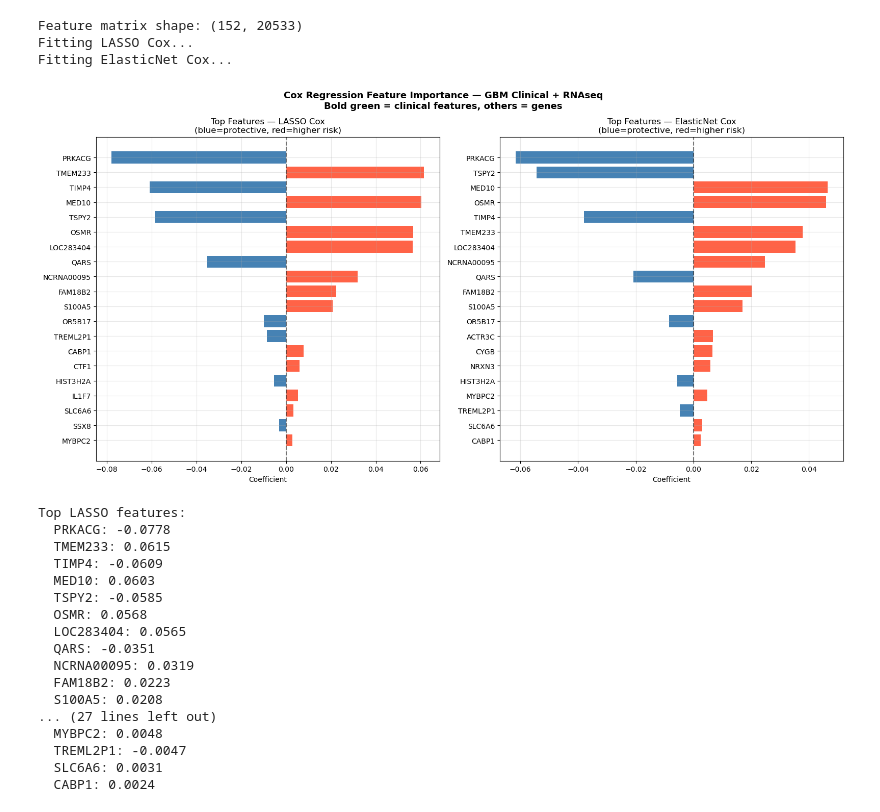
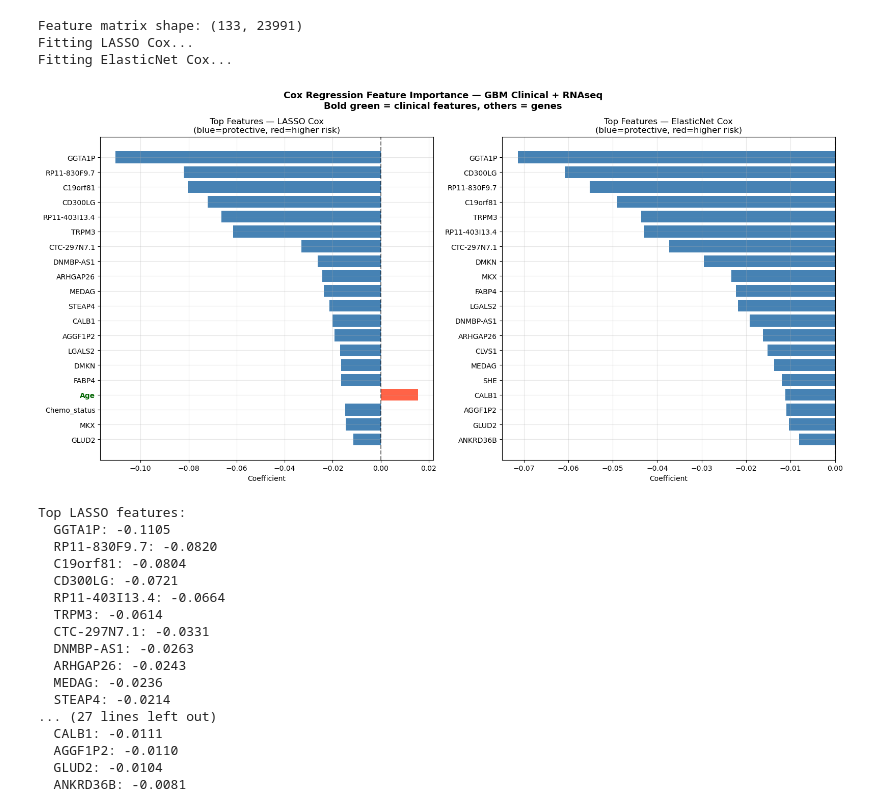
Before and after one commit to KYWILS21/effect_of_TMZ_on_MGMT, a Jupyter notebook: CGGA_ML_modeling.ipynb, the cells around one changed output. Drawn from its saved outputs; the diff is of its cells as text; code cells hidden in the pictures.

```diff
--- a/CGGA_ML_modeling.ipynb
+++ b/CGGA_ML_modeling.ipynb
@@ -9,20 +9,28 @@ import warnings
 warnings.filterwarnings("ignore")
 
 combined = pd.read_csv("CGGA_data/combined_clinical_RNAseq.csv")
+
+# ← Normalize strings before encoding
+combined["Gender"] = combined["Gender"].str.strip().str.title()
+combined["IDH_mutation_status"] = combined["IDH_mutation_status"].str.strip().str.title()
 combined["Event"] = 1
 
-# --- Prep all features (clinical + genes) ---
-# Clinical
+# --- Encode clinical features ---
 combined["Gender_enc"] = (combined["Gender"] == "Male").astype(int)
 combined["IDH_enc"] = (combined["IDH_mutation_status"] == "Wildtype").astype(int)
-
 clinical_cols = ["Age", "Gender_enc", "IDH_enc"]
 
 # Gene columns (everything after the 9 clinical columns)
+# ← Explicitly keep only numeric columns to avoid string columns slipping in
 gene_cols = combined.columns[9:].tolist()
-gene_cols = [c for c in gene_cols if c not in ["Event", "Gender_enc", "IDH_enc"]]
+gene_cols = [
+    c for c in gene_cols
+    if c not in ["Event", "Gender_enc", "IDH_enc"]
+    and pd.api.types.is_numeric_dtype(combined[c])  # ← key fix
+]
 
 all_features = clinical_cols + gene_cols
+
 df = combined[all_features + ["OS", "Event"]].dropna(subset=["OS", "Age"])
 
 # Impute missing gene values with column mean
@@ -45,7 +53,6 @@ print("Fitting LASSO Cox...")
 lasso = CoxnetSurvivalAnalysis(l1_ratio=1.0, alpha_min_ratio=0.01,
                                 fit_baseline_model=True, max_iter=1000)
 lasso.fit(X, y)
-
 print("Fitting ElasticNet Cox...")
 
 # --- ElasticNet Cox ---
@@ -55,7 +62,6 @@ enet.fit(X, y)
 
 # --- Extract top features at optimal alpha ---
 def get_top_features(model, feature_names, top_n=20):
-    # Use alpha where ~20-50 features are selected
     n_selected = (model.coef_ != 0).sum(axis=0)
     valid = np.where((n_selected >= 10) & (n_selected <= 50))[0]
     idx = valid[len(valid) // 2] if len(valid) > 0 else len(model.alphas_) // 2
@@ -70,60 +76,55 @@ enet_top = get_top_features(enet, feature_names)
 
 # --- Plot ---
 fig, axes = plt.subplots(1, 2, figsize=(16, 8))
-
 for ax, top_features, title in zip(axes,
                                     [lasso_top, enet_top],
                                     ["LASSO Cox", "ElasticNet Cox"]):
     names = [f[0] for f in top_features]
     coefs = [f[1] for f in top_features]
     colors = ["tomato" if c > 0 else "steelblue" for c in coefs]
-
     ax.barh(names[::-1], coefs[::-1], color=colors[::-1])
     ax.axvline(x=0, color="black", linestyle="--", alpha=0.5)
     ax.set_title(f"Top Features — {title}\n(blue=protective, red=higher risk)")
     ax.set_xlabel("Coefficient")
     ax.grid(True, alpha=0.3)
-
-    # Highlight clinical features
     for label in ax.get_yticklabels():
         if label.get_text() in ["Age", "Gender_enc", "IDH_enc"]:
             label.set_fontweight("bold")
             label.set_color("darkgreen")
 
 plt.suptitle("Cox Regression Feature Importance — GBM Clinical + RNAseq\n"
              "Bold green = clinical features, others = genes",
              fontsize=13, fontweight="bold")
 plt.tight_layout()
 plt.savefig("CGGA_data/cox_full_features.png", dpi=150, bbox_inches="tight")
 plt.show()
 
-# Print top genes
 print("\nTop LASSO features:")
 for name, coef in lasso_top:
     print(f"  {name}: {coef:.4f}")
 
 print("\nTop ElasticNet features:")
 for name, coef in enet_top:
     print(f"  {name}: {coef:.4f}")
 # %% [output]
-Feature matrix shape: (152, 20533)
+Feature matrix shape: (133, 23991)
 Fitting LASSO Cox...
 Fitting ElasticNet Cox...
-[figure, old version]
+[figure, new version]
 Top LASSO features:
-  PRKACG: -0.0778
-  TMEM233: 0.0615
-  TIMP4: -0.0609
-  MED10: 0.0603
-  TSPY2: -0.0585
-  OSMR: 0.0568
-  LOC283404: 0.0565
-  QARS: -0.0351
-  NCRNA00095: 0.0319
-  FAM18B2: 0.0223
-  S100A5: 0.0208
+  GGTA1P: -0.1105
+  RP11-830F9.7: -0.0820
+  C19orf81: -0.0804
+  CD300LG: -0.0721
+  RP11-403I13.4: -0.0664
+  TRPM3: -0.0614
+  CTC-297N7.1: -0.0331
+  DNMBP-AS1: -0.0263
+  ARHGAP26: -0.0243
+  MEDAG: -0.0236
+  STEAP4: -0.0214
 ... (27 lines left out)
-  MYBPC2: 0.0048
-  TREML2P1: -0.0047
-  SLC6A6: 0.0031
-  CABP1: 0.0024
+  CALB1: -0.0111
+  AGGF1P2: -0.0110
+  GLUD2: -0.0104
+  ANKRD36B: -0.0081
```
Also changed, not shown: parts of 14 cells of this notebook, 8 other files.
